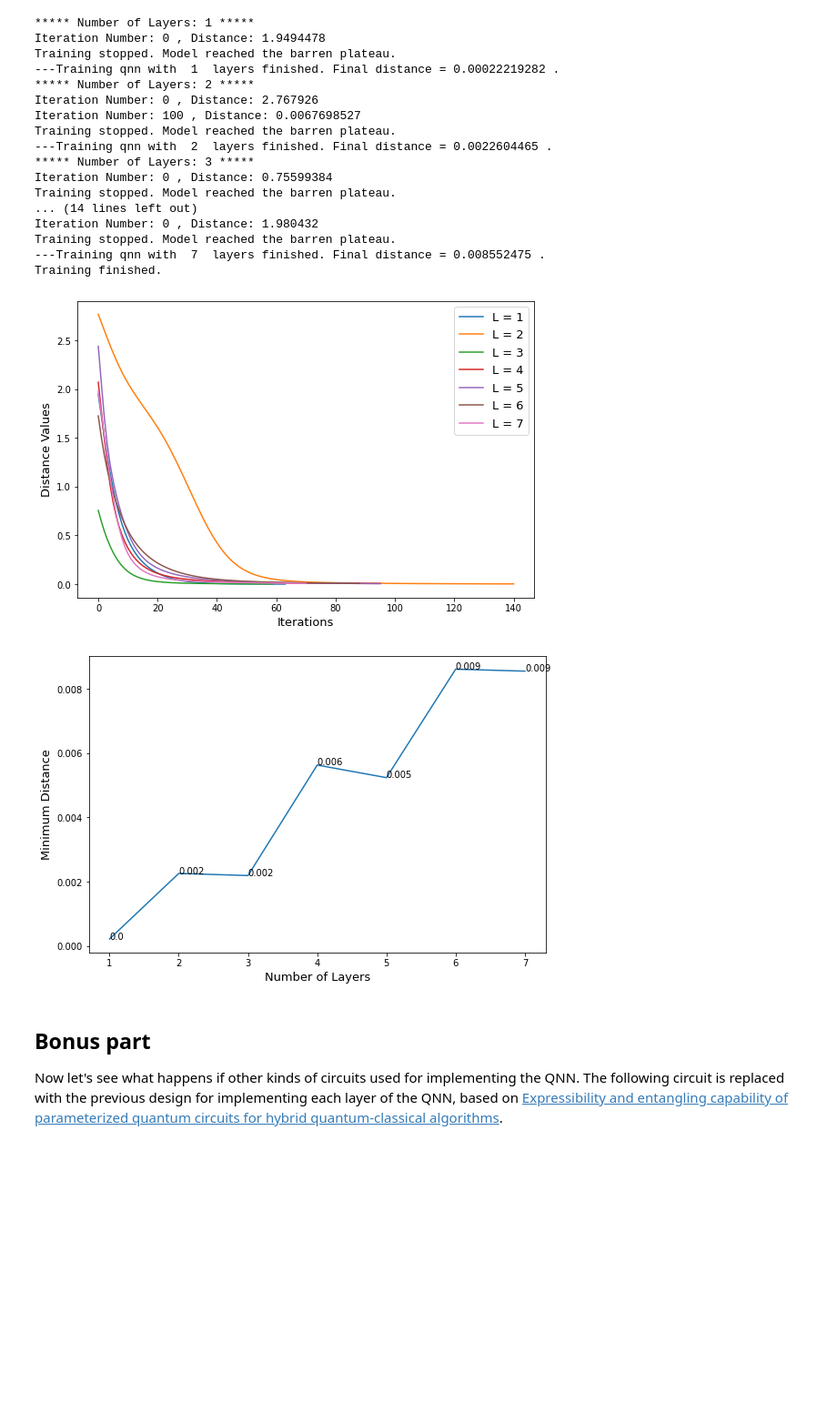
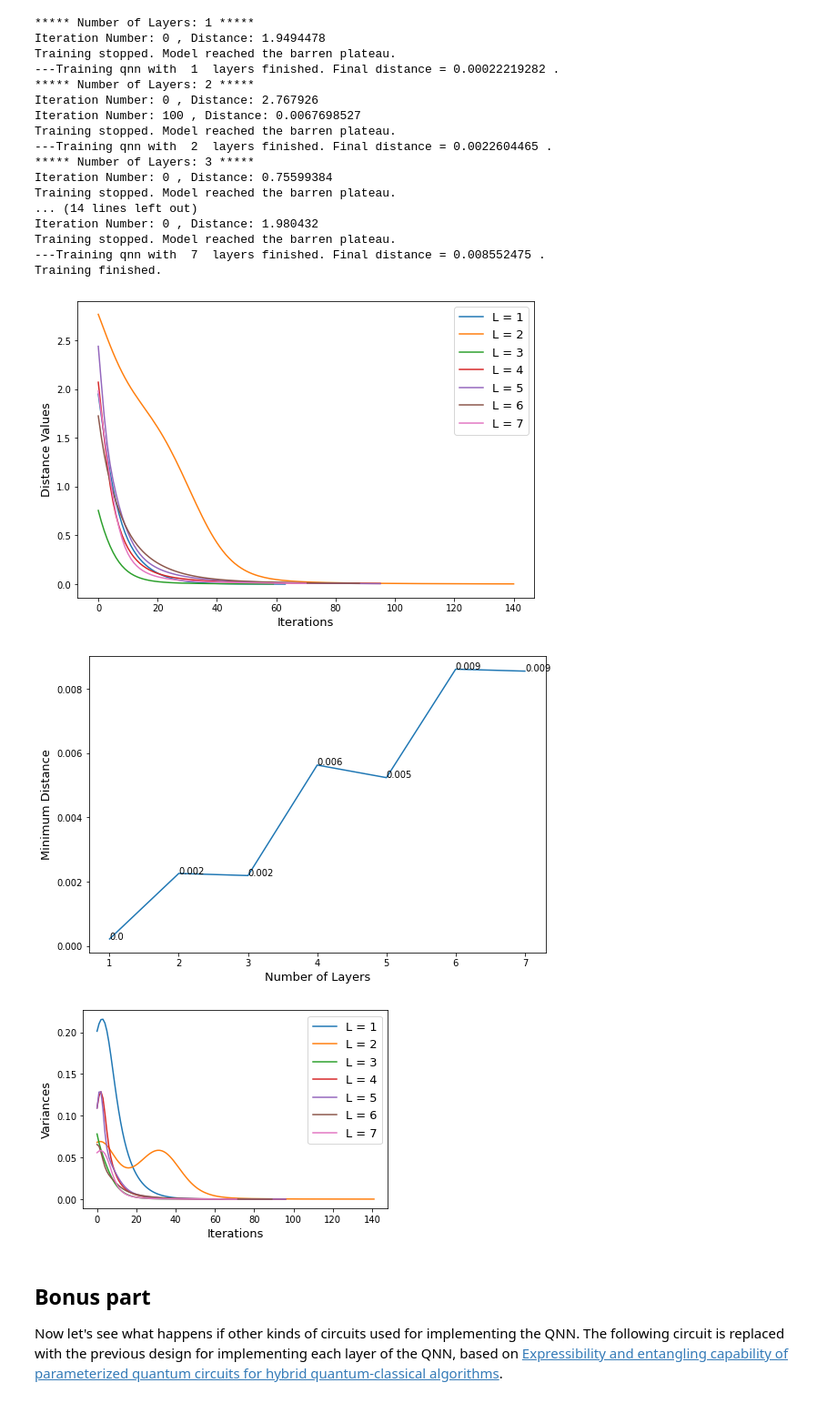
Before and after one commit to nargesalavi/Quantum-Open-Source-Foundation-Mentorship, a Jupyter notebook: QNN_Optimization.ipynb, the cells around one changed output. Shown at 91% size. Cells and saved outputs as stored; diff of their text form; code cells hidden in the pictures; blank space fills up the shorter version.

Commit message:
Added parameter shift results

```diff
--- a/QNN_Optimization.ipynb
+++ b/QNN_Optimization.ipynb
@@ -496,6 +497,33 @@ Comparing the results of this training process with the previous one shows that
 According to [Sim et al.'s paper](https://arxiv.org/pdf/1905.10876.pdf), *a  major challenge in developing and scaling up variational hybrid quantum classical algorithms is the “barren plateau” phenomenon. It is shown that the expectation value of the gradient of the objective function rapidly approaches zero with increasing system size when the output states are randomly drawn from an approximate 2-design. This shows that expressible circuits must be used with care. In particular, with an expressible circuit, choosing a random starting point for a VQE optimization is not a reasonable approach.*
 
  Therefore in the following training process, I stop training when the model reach the barren plateau, the variance of gradient is very small.
+# %%
+list_of_e =[]
+types = 1
+distance_type = 3
+print(target_state)
+for l in range(1,L+1):
+  print('***** Number of Layers:', l, '*****')
+  qnn = generate_qnn(l, types)
+  params = tf.random.uniform(shape = (1,8*l), minval=0, maxval=2*np.pi)
+  params_names = sympy.symbols(['theta_{}'.format(n) for n in range(8*l)])
+  eValues = []
+  variances = []
+  for i in range(number_of_iteration):
+    learning_rate = lr0/(1 + (i//lr_increase))
+    params_grads = custom_gradient(params, target_state,parameter_shift = False, h = np.pi/320, distance_type = distance_type)
+    grads_variance = np.var(params_grads)
+    variances.append(grads_variance)
+
+    params = update_params(params, params_grads,learning_rate)
+
+    approximation = state_layer(qnn, symbol_names=params_names, symbol_values=params)
+    e = states_distance(approximation,target_state,distance_type)
+    eValues.append(e)
+
+  np.savetxt('/content/mydrive/model1_layer_barren{}'.format(l), eValues, delimiter='\n')
+  np.savetxt('/content/mydrive/model1_variance_barren{}'.format(l), variances, delimiter='\n ')
+  list_of_e.append(eValues)
 # %%
 plt.figure(figsize=(9, 6))
 min_e = []
@@ -589,26 +621,40 @@ Training finished.
 # %%
 plt.figure(figsize=(9, 6))
 min_e = []
 number_of_L = []
 for l in range(1,8):
   with open('/content/mydrive/model1_layer_barren{}_paramshift'.format(l)) as f:
       evalues  = f.read().splitlines()
   evalues = [float(i) for i in evalues]
   min_e .append(evalues[len(evalues)-1])
   number_of_L.append(l)
   label='L = {}'.format(l)
   #plt.plot(aliceboblosses[:steps], label='Alice_Bob')
   plt.plot(evalues,label = label)
 plt.xlabel("Iterations", fontsize=13)
 plt.ylabel("Distance Values", fontsize=13)
 plt.legend(fontsize=13)
 plt.show()
 plt.figure(figsize=(9, 6))
 plt.plot(number_of_L,min_e)
 for i in range(len(min_e)): plt.annotate(np.around(min_e[i], 3), (number_of_L[i], min_e[i]))
 plt.xlabel("Number of Layers", fontsize=13)
 plt.ylabel("Minimum Distance", fontsize=13)
 plt.show()
+
+for l in range(1,8):
+  with open('/content/mydrive/model1_variance_barren{}_paramshift'.format(l)) as f:
+      variances  = f.read().splitlines()
+  variances = [float(i) for i in variances]
+  number_of_L.append(l)
+  label='L = {}'.format(l)
+  #plt.plot(aliceboblosses[:steps], label='Alice_Bob')
+  plt.plot(variances,label = label)
+plt.xlabel("Iterations", fontsize=13)
+plt.ylabel("Variances", fontsize=13)
+plt.legend(fontsize=13)
+plt.show()
 # %% [output]
 [figure]
 [figure]
+[figure, added]
```
Also changed, not shown: parts of 13 cells of this notebook.
